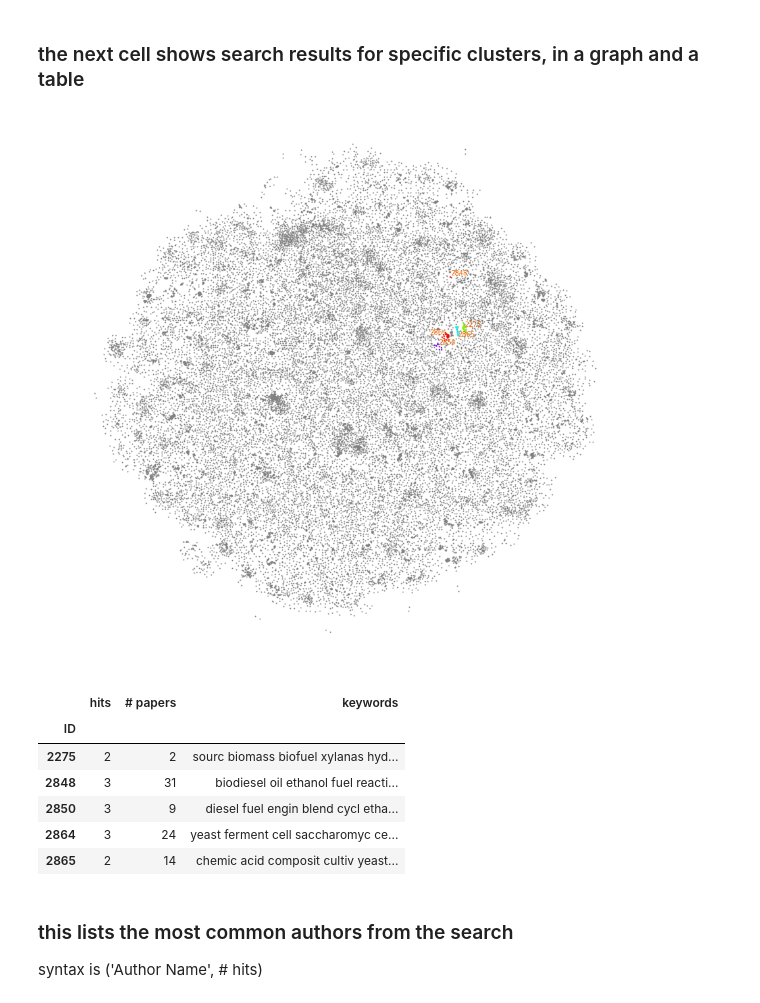
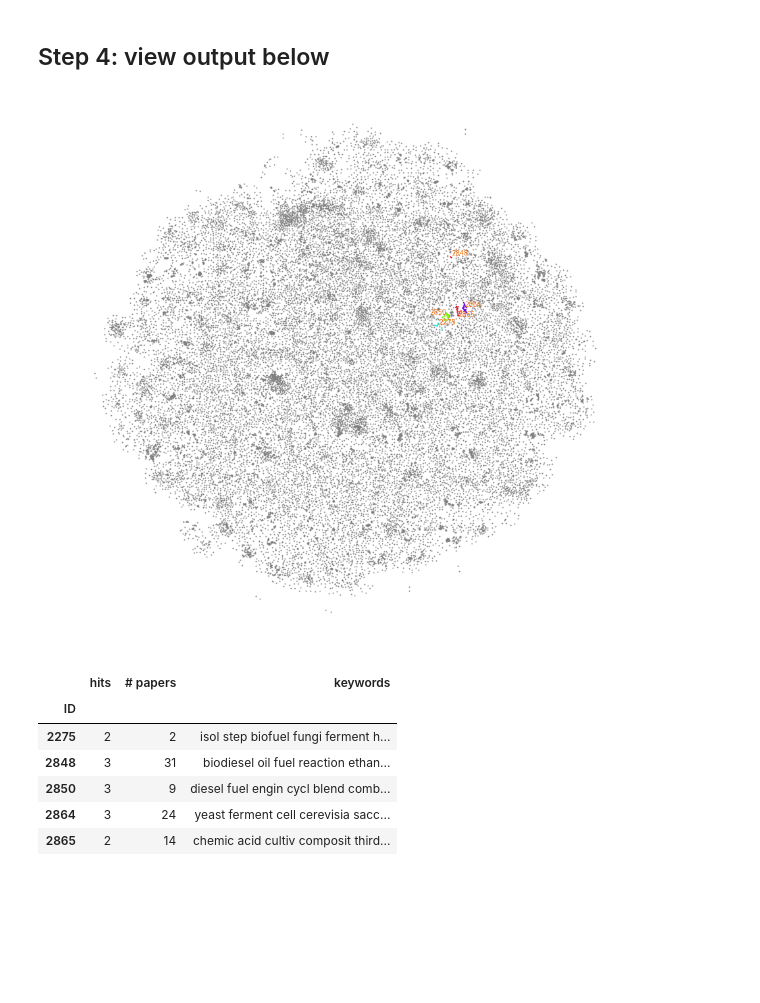
Before and after one commit to eric-protzer/boeing-brazil, a Jupyter notebook: Keyword Search.ipynb, the cells around one changed output. Cells and saved outputs as stored; diff of their text form; code cells hidden in the pictures; blank space fills up the shorter version.

```diff
--- a/Keyword Search.ipynb
+++ b/Keyword Search.ipynb
@@ -57,0 +18,2 @@ display(c)
+# %%
+query = 'biofuel'
@@ -57,0 +22,2 @@ display(c)
+# %%
+breadth = 2
@@ -121,52 +120,24 @@ for node in G.nodes():
 [nltk_data]   Package punkt is already up-to-date!
-# %% [markdown]
-### the next cell shows search results for specific clusters, in a graph and a table
+# %% [markdown]
+## Step 4: view output below
 # %%
-cluster_results = pd.DataFrame({'ID': cluster_list, 'hits': count_list})
-cluster_results = cluster_results.set_index('ID')
-cluster_results['# papers'] = 0
-cluster_results['keywords'] = ''
-
-for i in range(1,max(groups)+1):
-    if i in cluster_results.index.values:
-        cluster_results.loc[i, '# papers'] = len(cluster_dict[i]['nodes'])
-        cluster_results.loc[i, 'keywords'] = ' '.join(t[0] for t in Counter(groups[i]).most_common(10))
-
-nodehits = copy.deepcopy(nodeframe)
-nodehits['bool'] = nodehits['Group'].isin(list(cluster_results.index))
-nodehits = nodehits[nodehits['bool'] == True]
-nodehits['group_color'] = pd.factorize(nodehits['Group'])[0]
-cluster_results['x'] = nodehits.groupby('Group')['x'].mean()
-cluster_results['y'] = nodehits.groupby('Group')['y'].mean()
-
 fig, ax = plt.subplots(figsize=(15,15))
 ax.axis("off")
 ax.scatter(np.array(nodeframe[['x' ,'y']])[:,0], np.array(nodeframe[['x' ,'y']])[:,1], c="gray", s=1)
 ax.scatter(np.array(nodehits[['x', 'y']])[:,0], np.array(nodehits[['x', 'y']])[:,1], c=list(nodehits['group_color']), cmap = plt.get_cmap("hsv"), s=1)
 texts = [plt.text(list(cluster_results['x'])[i], list(cluster_results['y'])[i], list(set(list(nodehits['Group'])))[i], color='#ff6a00') for i in range(len(list(cluster_results['x'])))]
 adjust_text(texts)
 
 cluster_results = cluster_results.drop(['x', 'y'], axis=1)
 
-authors = []
-institutions = []
-
-for i_id, i_item in cluster_dict.items():
-    for j in i_item['nodes']:
-        authors.extend(j['authors'])
-        institutions.extend(j['affiliations'])
-
 plt.show()
 cluster_results
 # %% [output]
-[figure, old version]
+[figure, new version]
 |  | hits | # papers | keywords |
 | ID |  |  |  |
-| 2275 | 2 | 2 | sourc biomass biofuel xylanas hyd... |
-| 2848 | 3 | 31 | biodiesel oil ethanol fuel reacti... |
-| 2850 | 3 | 9 | diesel fuel engin blend cycl etha... |
-| 2864 | 3 | 24 | yeast ferment cell saccharomyc ce... |
-| 2865 | 2 | 14 | chemic acid composit cultiv yeast... |
+| 2275 | 2 | 2 | isol step biofuel fungi ferment h... |
+| 2848 | 3 | 31 | biodiesel oil fuel reaction ethan... |
+| 2850 | 3 | 9 | diesel fuel engin cycl blend comb... |
+| 2864 | 3 | 24 | yeast ferment cell cerevisia sacc... |
+| 2865 | 2 | 14 | chemic acid cultiv composit third... |
-# %% [markdown]
-### this lists the most common authors from the search
-syntax is ('Author Name', # hits)
```
Also changed, not shown: parts of 19 cells of this notebook.
